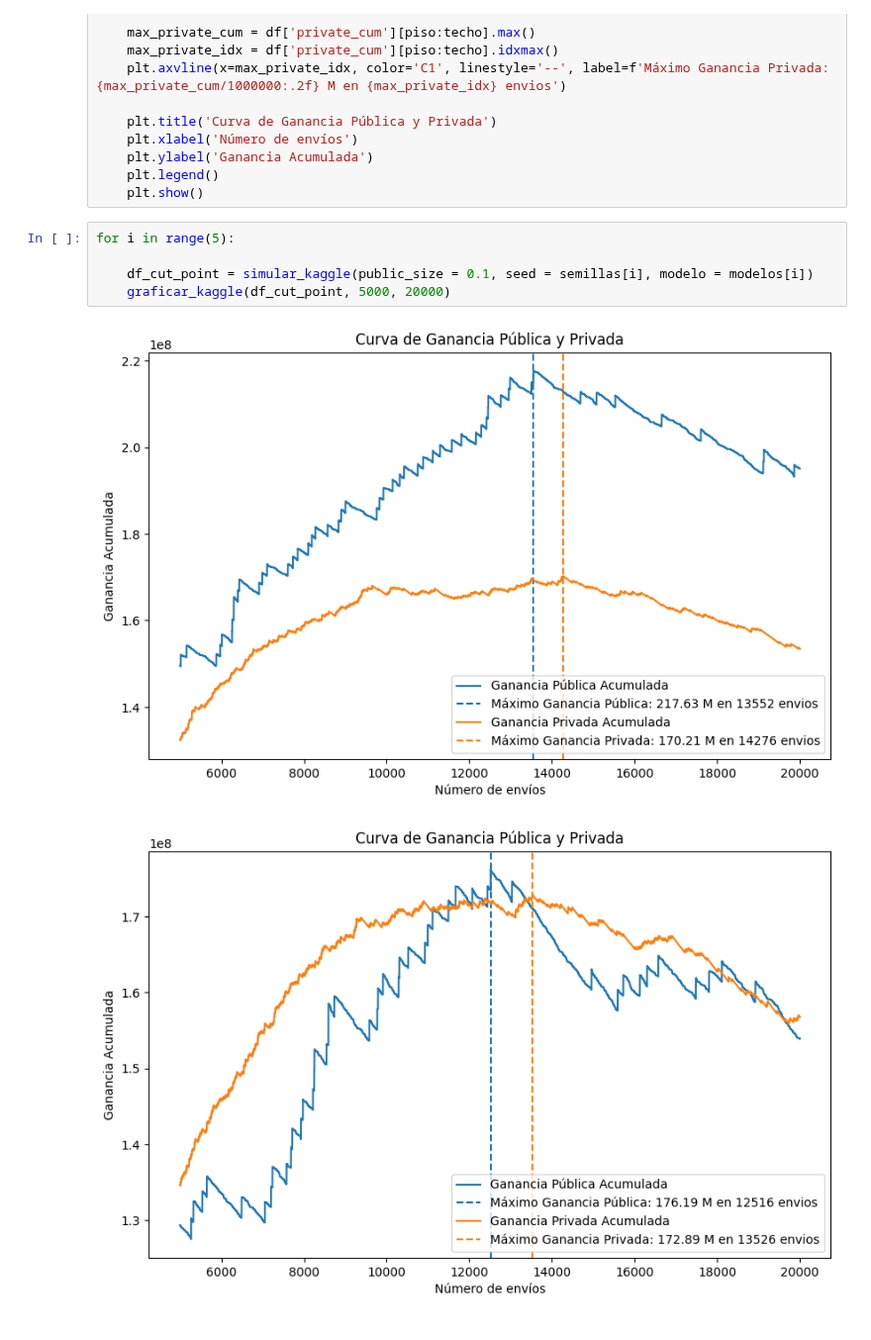
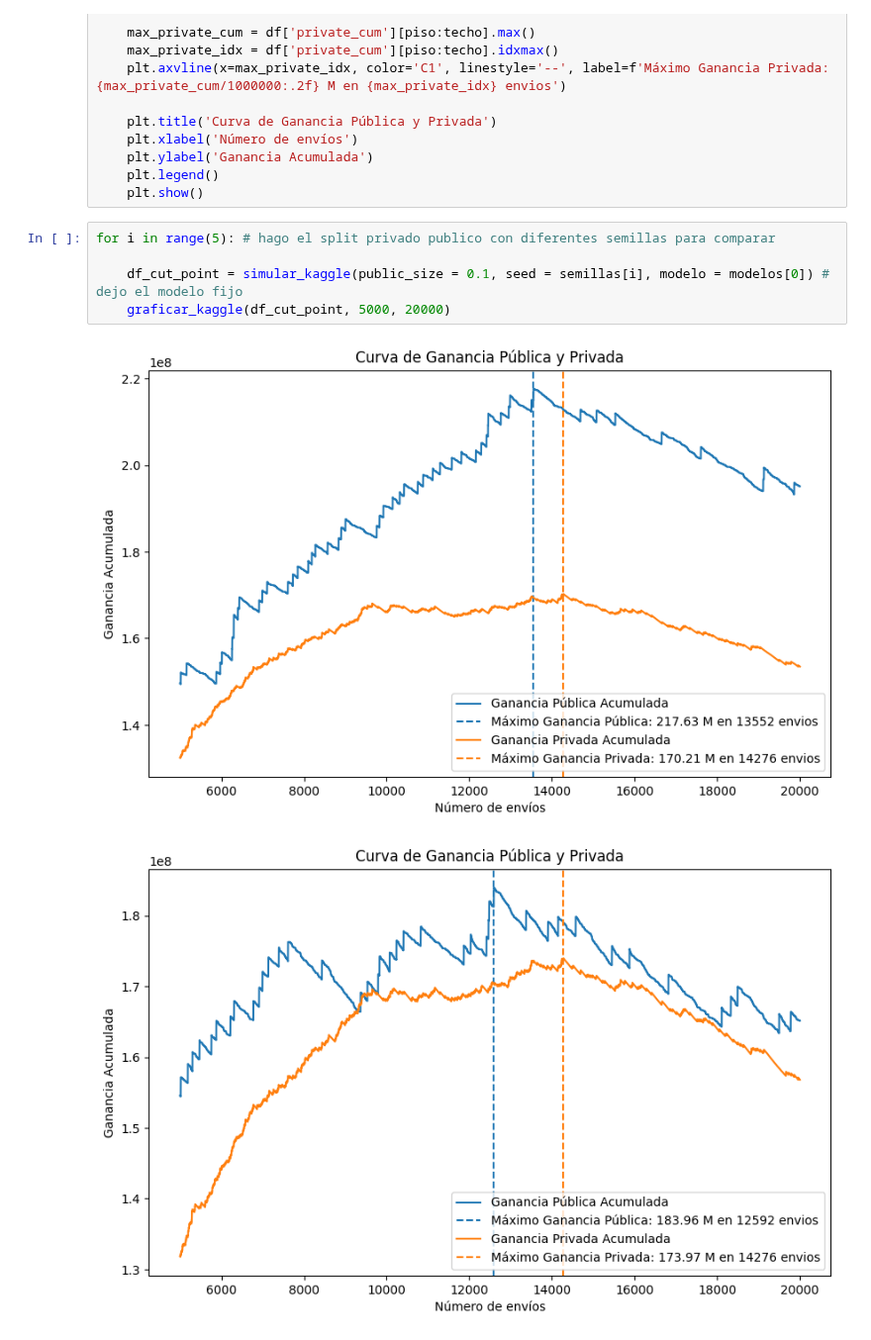
Before and after one commit to eanegrin/dmeyf2024, a Jupyter notebook: competencia_3/model_v03/j8_test.ipynb, the cells around one changed output. Shown at 99% size. Cells and saved outputs as stored; diff of their text form.

```diff
--- a/competencia_3/model_v03/j8_test.ipynb
+++ b/competencia_3/model_v03/j8_test.ipynb
@@ -210,10 +210,10 @@ def graficar_kaggle(df, piso, techo):
     plt.legend()
     plt.show()
 # %%
-for i in range(5):
+for i in range(5): # hago el split privado publico con diferentes semillas para comparar
 
-    df_cut_point = simular_kaggle(public_size = 0.1, seed = semillas[i], modelo = modelos[i])
+    df_cut_point = simular_kaggle(public_size = 0.1, seed = semillas[i], modelo = modelos[0]) # dejo el modelo fijo
     graficar_kaggle(df_cut_point, 5000, 20000)
 # %% [output]
 [figure]
-[figure, old version]
+[figure, new version]
```
Also changed, not shown: parts of 1 cell of this notebook.
